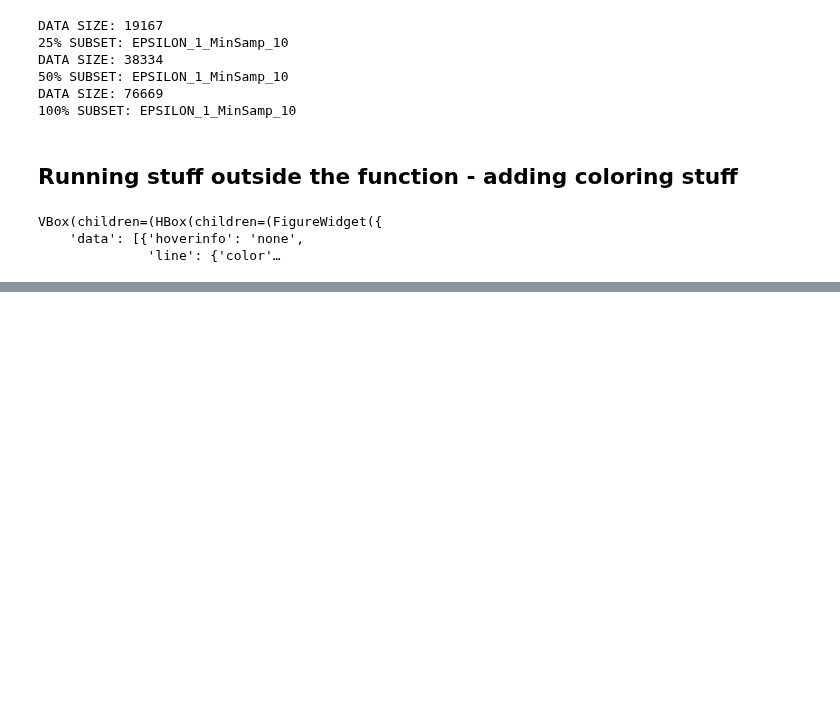
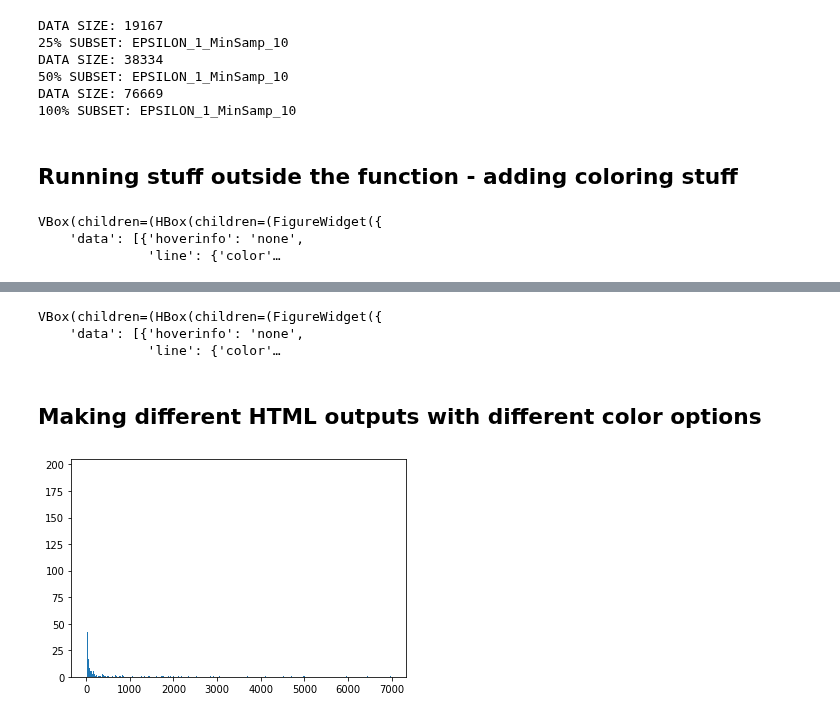
Before and after one commit to amberlee0516/UMR-TDA-2021, a Jupyter notebook: pools_specific_EDA/Upper Pool 4/alaina_kmapper.ipynb, the cells around one changed output, grey strips where cells are left out. Cells and saved outputs as stored; diff of their text form; code cells hidden in the pictures; blank space fills up the shorter version.

```diff
--- a/pools_specific_EDA/Upper Pool 4/alaina_kmapper.ipynb
+++ b/pools_specific_EDA/Upper Pool 4/alaina_kmapper.ipynb
@@ -77,3 +79,9 @@ water_df = pd.DataFrame(water_df, columns = ["TN","TP","TEMP", "DO", "TURB", "VE
+# %%
+to_dummy_list = ['STRATUM', 'FLDNUM', 'YEAR']
+
+for var in to_dummy_list:
+    temp = pd.get_dummies(water_df[var])
+    water_df = pd.concat([water_df, temp], axis = 1)
 # %%
 fig = plt.figure(figsize =(10, 7))
 
@@ -436,0 +489,8 @@ ValueError: could not convert string to float: 'Main channel'
+# %%
+color_by_var(scomplex, water_df, "Backwater area contiguous to the main channel")
+# %% [output]
+VBox(children=(HBox(children=(FigureWidget({
+    'data': [{'hoverinfo': 'none',
+              'line': {'color'…
+# %% [markdown]
+## Making different HTML outputs with different color options
@@ -436,0 +566,14 @@ ValueError: could not convert string to float: 'Main channel'
+# %%
+nodes = scomplex["nodes"]
+keys = scomplex["nodes"].keys()
+lengths = []
+for key in keys:
+    lengths.append(len(nodes.get(key)))
+# %%
+plt.hist(lengths, bins = 350)
+plt.xlabel = ('Node count')
+plt.ylabel = ('Frequency')
+plt.show()
+plt.close()
+# %% [output]
+[figure, added]
```
Also changed, not shown: parts of 11 cells of this notebook, 9 other files.
